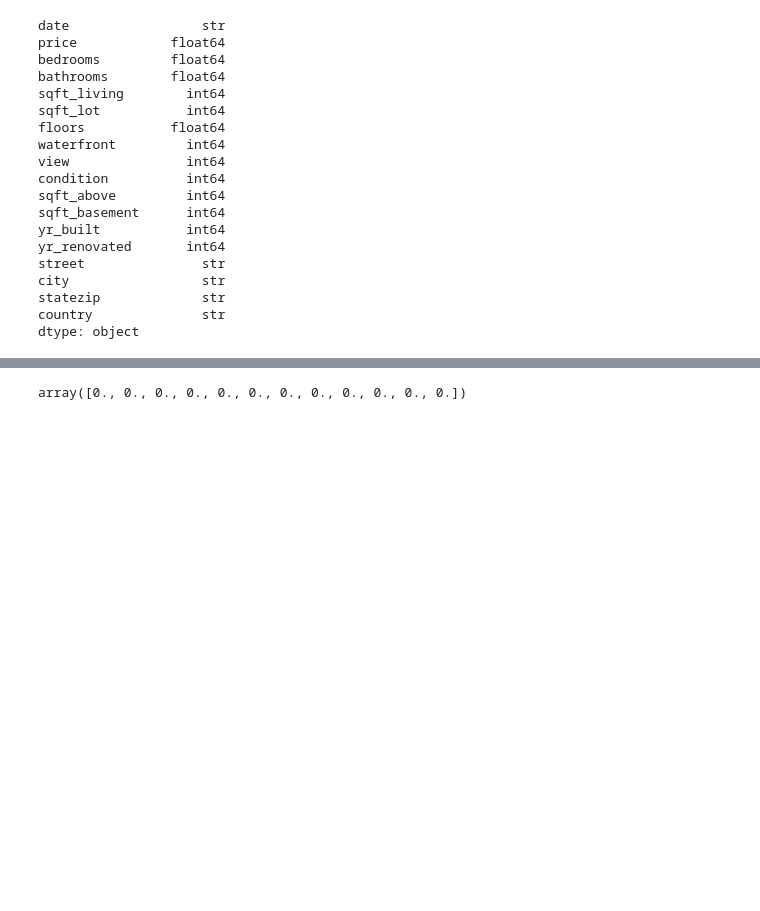
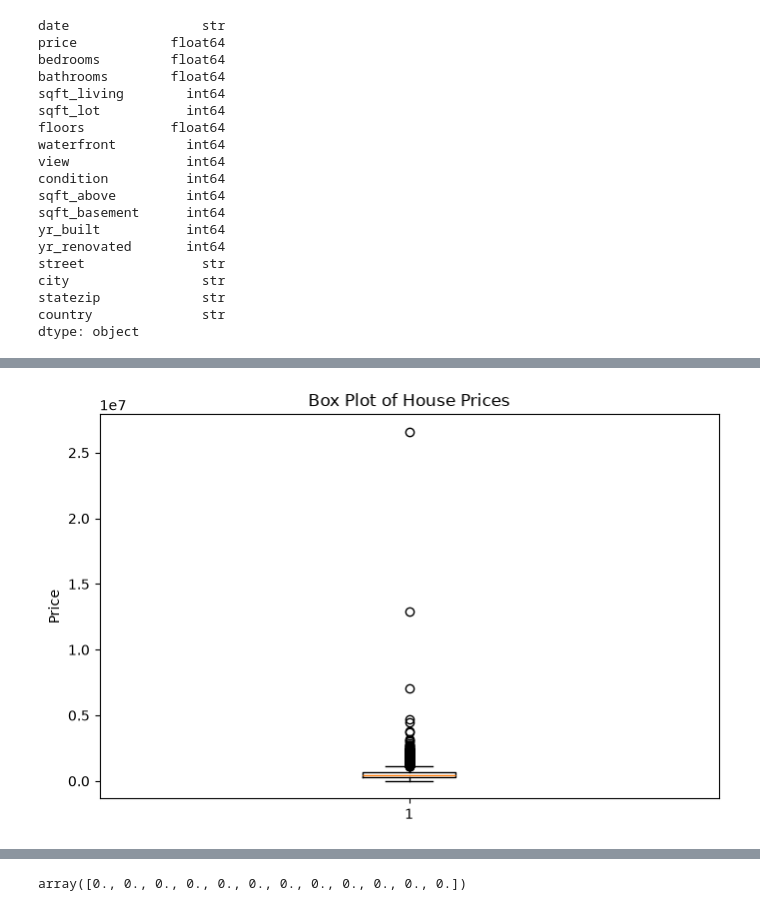
Before and after one commit to ChaLinP/supervised-learning-projects, a Jupyter notebook: house-price-prediction/house-price-predict.ipynb, the cells around one changed output, grey strips where cells are left out. Saved outputs shown, nothing was run; the diff lists cells and outputs as text; code cells hidden in the pictures; blank space fills up the shorter version.

```diff
--- a/house-price-prediction/house-price-predict.ipynb
+++ b/house-price-prediction/house-price-predict.ipynb
@@ -73,0 +93,8 @@ dtype: object
+# %%
+plt.figure(figsize=(8,5))
+plt.boxplot(df["price"])
+plt.title("Box Plot of House Prices")
+plt.ylabel("Price")
+plt.show()
+# %% [output]
+[figure, added]
```
Also changed, not shown: parts of 34 cells of this notebook.
